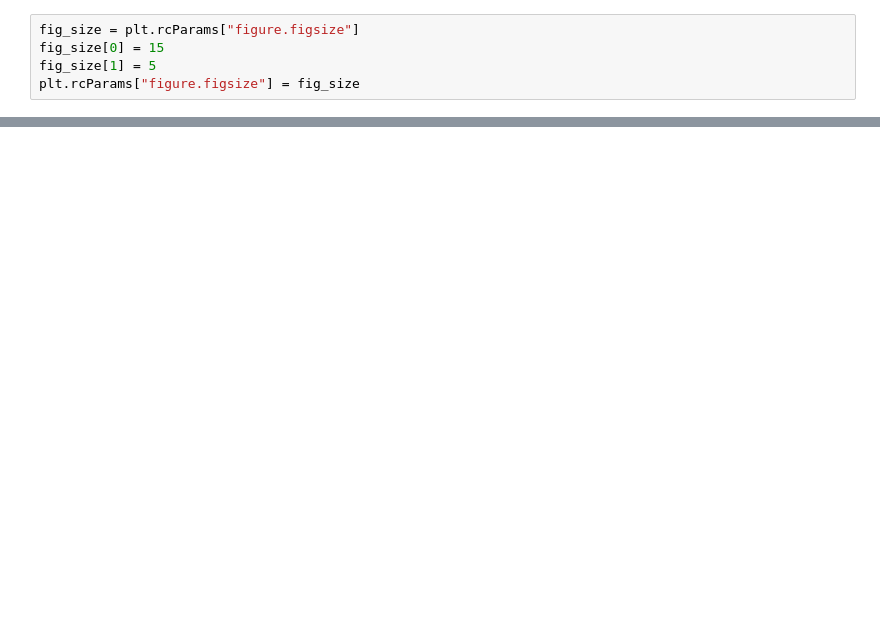
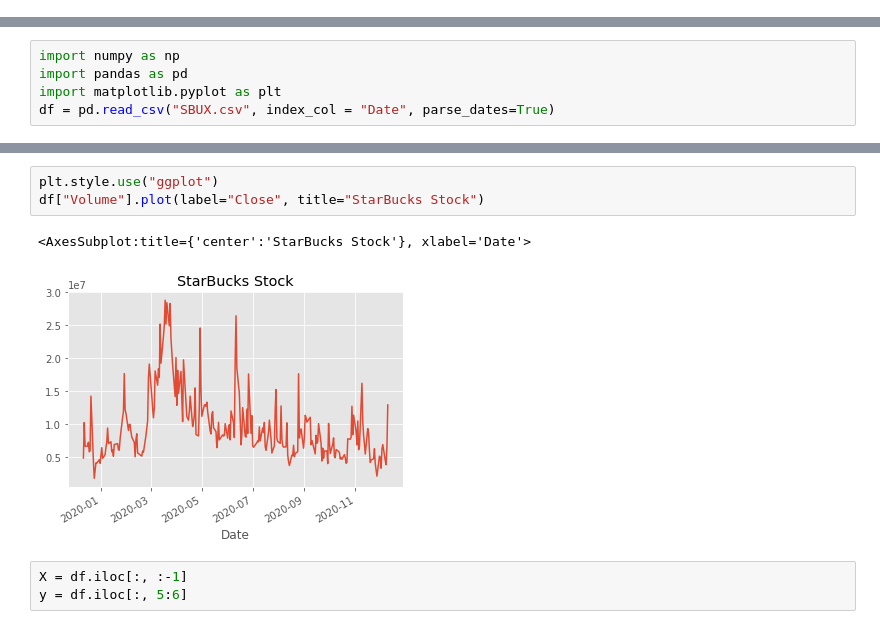
Before and after one commit to snowjamai/pytorch, a Jupyter notebook: RNN/Untitled.ipynb, the cells around one changed output, grey strips where cells are left out. Cells and saved outputs as stored; diff of their text form; blank space fills up the shorter version.

```diff
--- a/RNN/Untitled.ipynb
+++ b/RNN/Untitled.ipynb
@@ -49,5 +0,0 @@ flight_data.shape
-# %%
-fig_size = plt.rcParams["figure.figsize"]
-fig_size[0] = 15
-fig_size[1] = 5
-plt.rcParams["figure.figsize"] = fig_size
@@ -267,0 +1,5 @@ plt.show()
+# %%
+import numpy as np
+import pandas as pd
+import matplotlib.pyplot as plt
+df = pd.read_csv("SBUX.csv", index_col = "Date", parse_dates=True)
@@ -267,0 +23,9 @@ plt.show()
+# %%
+plt.style.use("ggplot")
+df["Volume"].plot(label="Close", title="StarBucks Stock")
+# %% [output]
+<AxesSubplot:title={'center':'StarBucks Stock'}, xlabel='Date'>
+[figure, added]
+# %%
+X = df.iloc[:, :-1]
+y = df.iloc[:, 5:6]
```
Also changed, not shown: parts of 45 cells of this notebook, 3 other files.
